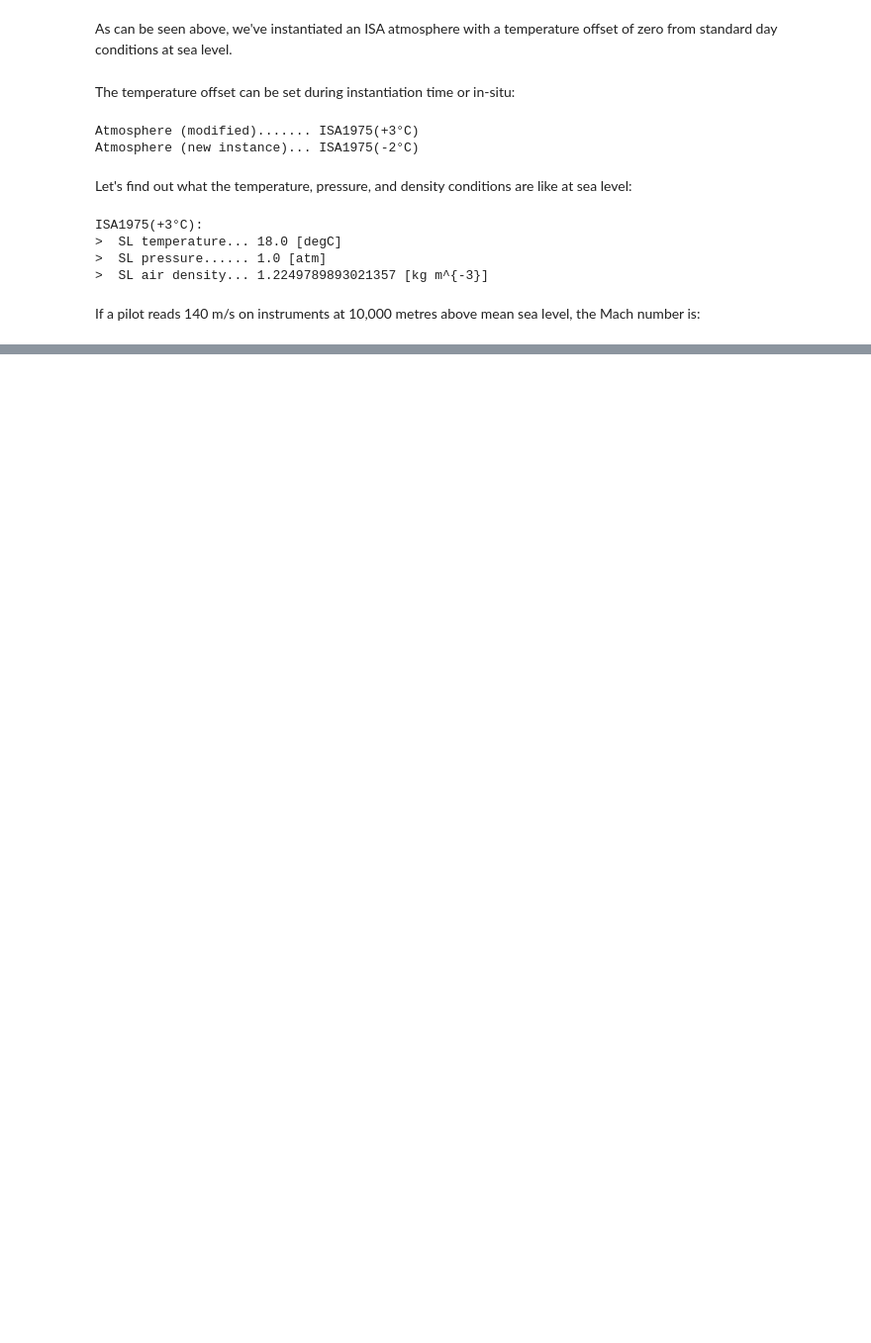
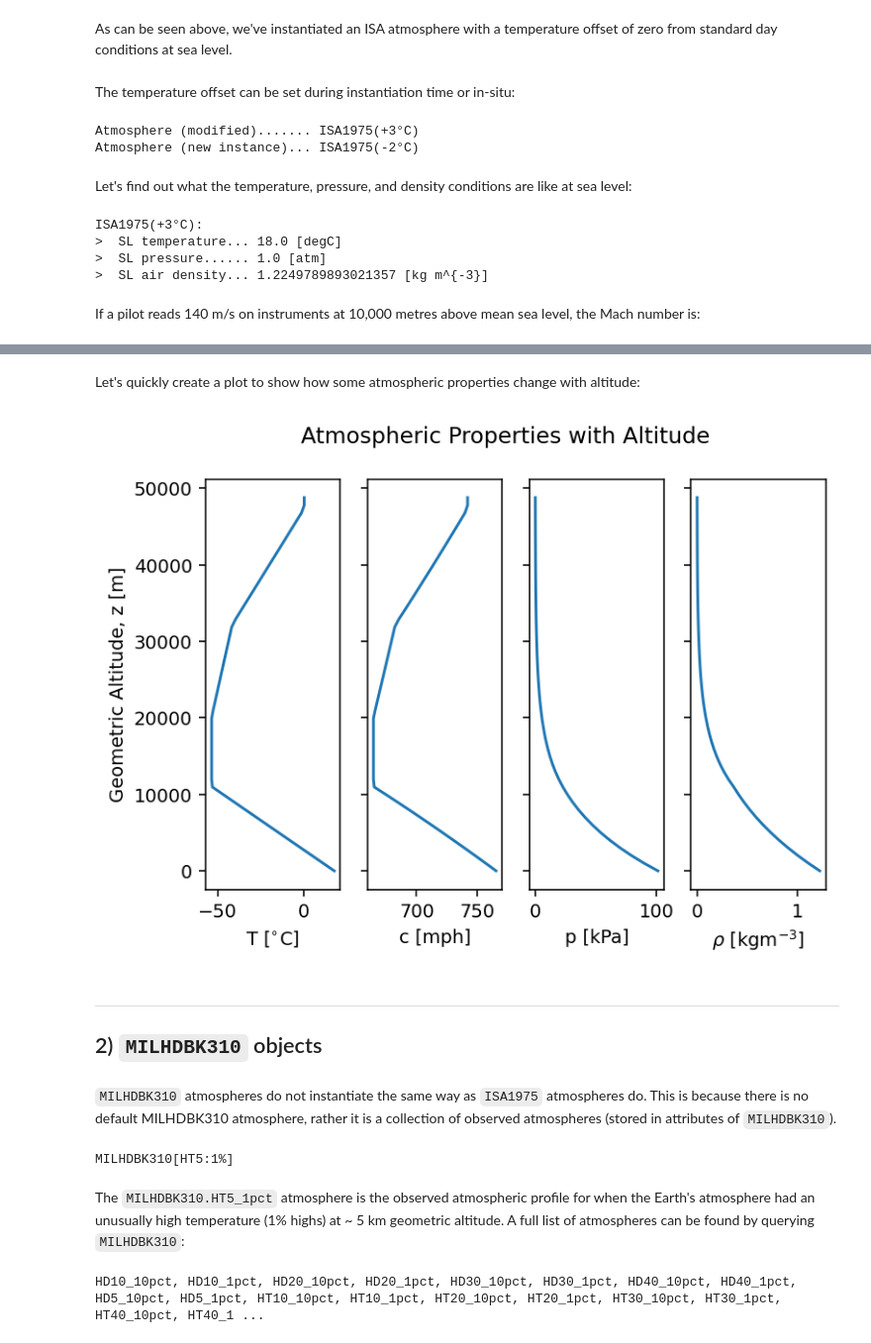
Before and after one commit to yaseen157/carpy, a Jupyter notebook: docs/source/user/Atmosphere Models.ipynb, the cells around one changed output, grey strips where cells are left out. Shown: that part at 99% size. Cells and saved outputs as stored; diff of their text form; code cells hidden in the pictures; blank space fills up the shorter version.

Commit message:
Bug fixes to atmospheric models, more rigorous quantity handling

```diff
--- a/docs/source/user/Atmosphere Models.ipynb
+++ b/docs/source/user/Atmosphere Models.ipynb
@@ -71 +71,56 @@ print(">  Mach...", mach)
 >  Mach... [0.76174619]
+# %% [markdown]
+Let's quickly create a plot to show how some atmospheric properties change with altitude:
+# %%
+from carpy.utility import Quantity
+import numpy as np
+from matplotlib import pyplot as plt
+
+# Independent data
+z_altitude = Quantity(np.linspace(0, 160e3), "ft")
+
+# Dependent data
+temperature = myatmosphere.T(altitude=z_altitude, geometric=True)
+speedosound = myatmosphere.c_sound(altitude=z_altitude, geometric=True)
+pressure = myatmosphere.p(altitude=z_altitude, geometric=True)
+density = myatmosphere.rho(altitude=z_altitude, geometric=True)
+
+# Make a plot
+fig, axs = plt.subplots(1, 4, dpi=140, figsize=(6, 4), sharey=True)
+fig.suptitle("Atmospheric Properties with Altitude")
+
+axs[0].plot(temperature.to("degC"), z_altitude)
+axs[1].plot(speedosound.to("mi hr^{-1}"), z_altitude)
+axs[2].plot(pressure.to("kPa"), z_altitude)
+axs[3].plot(density, z_altitude)
+
+axs[0].set_ylabel("Geometric Altitude, z [m]")
+axs[0].set_xlabel("T [$^{\circ}$C]")
+axs[1].set_xlabel("c [mph]")
+axs[2].set_xlabel("p [kPa]")
+axs[3].set_xlabel(r"$\rho$ [kgm$^{-3}$]")
+
+plt.show()
+# %% [output]
+[figure, added]
+# %% [markdown]
+***
+## 2) `MILHDBK310` objects
+# %% [markdown]
+`MILHDBK310` atmospheres do not instantiate the same way as `ISA1975` atmospheres do.
+This is because there is no default MILHDBK310 atmosphere, rather it is a collection of observed atmospheres (stored in attributes of `MILHDBK310`).
+# %%
+from carpy.environment import MILHDBK310
+
+# Create an atmosphere object
+milatmos = MILHDBK310.HT5_1pct
+
+print(milatmos)
+# %% [output]
+MILHDBK310[HT5:1%]
+# %% [markdown]
+The `MILHDBK310.HT5_1pct` atmosphere is the observed atmospheric profile for when the Earth's atmosphere had an unusually high temperature (1% highs) at ~ 5 km geometric altitude. A full list of atmospheres can be found by querying `MILHDBK310`:
+# %%
+print(", ".join([attr for attr in dir(MILHDBK310) if not attr.startswith("_")]))
+# %% [output]
+HD10_10pct, HD10_1pct, HD20_10pct, HD20_1pct, HD30_10pct, HD30_1pct, HD40_10pct, HD40_1pct, HD5_10pct, HD5_1pct, HT10_10pct, HT10_1pct, HT20_10pct, HT20_1pct, HT30_10pct, HT30_1pct, HT40_10pct, HT40_1 ...
```
Also changed, not shown: parts of 13 cells of this notebook, 5 other files.
